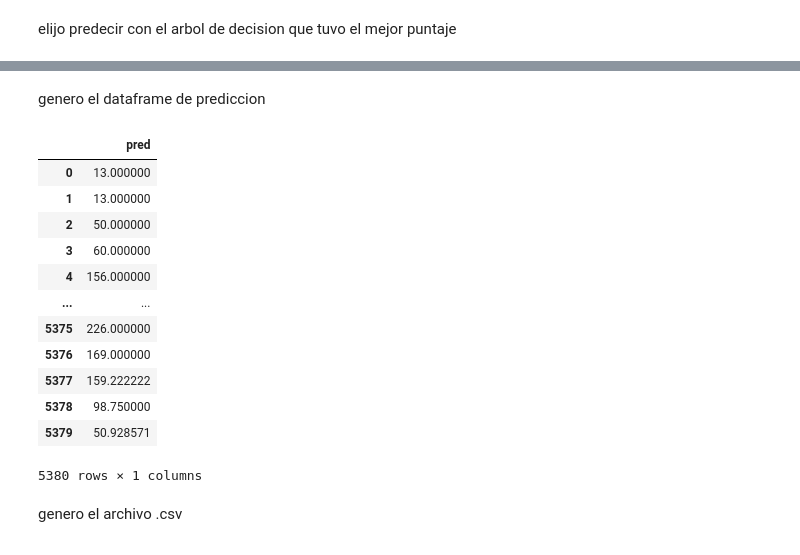
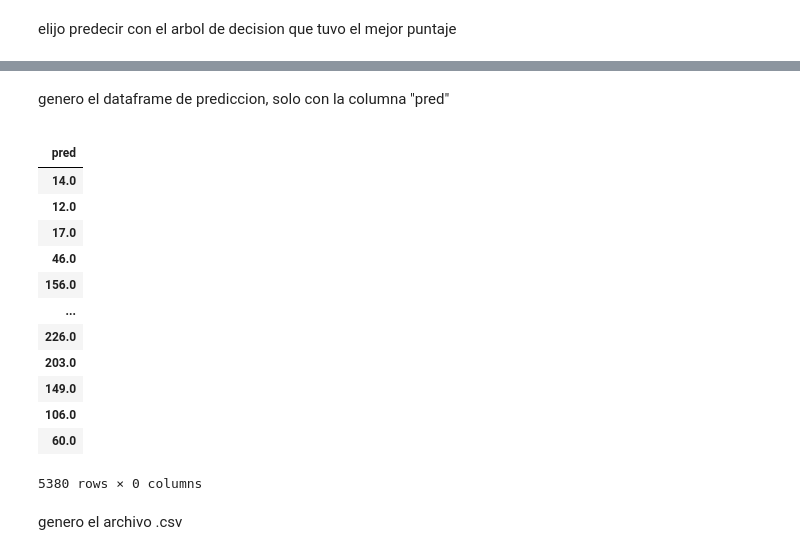
Before and after one commit to fperezalb/Datathon, a Jupyter notebook: jupyter_dataton.ipynb, the cells around one changed output, grey strips where cells are left out. Cells and saved outputs as stored; diff of their text form; code cells hidden in the pictures.

```diff
--- a/jupyter_dataton.ipynb
+++ b/jupyter_dataton.ipynb
@@ -375,22 +367,24 @@ array([ 13.        ,  13.        ,  50.        , ..., 159.22222222,
 # %% [markdown]
-genero el dataframe de prediccion
+genero el dataframe de prediccion, solo con la columna "pred"
 # %%
 df_pred = pd.DataFrame(data = {"pred": y_test_pred})
+df_pred.set_index("pred", inplace = True)
 df_pred
 # %% [output]
-|  | pred |
-| 0 | 13.000000 |
-| 1 | 13.000000 |
-| 2 | 50.000000 |
-| 3 | 60.000000 |
-| 4 | 156.000000 |
-| ... | ... |
-| 5375 | 226.000000 |
-| 5376 | 169.000000 |
-| 5377 | 159.222222 |
-| 5378 | 98.750000 |
-| 5379 | 50.928571 |
+|  |
+| pred |
+| 14.0 |
+| 12.0 |
+| 17.0 |
+| 46.0 |
+| 156.0 |
+| ... |
+| 226.0 |
+| 203.0 |
+| 149.0 |
+| 106.0 |
+| 60.0 |
-5380 rows × 1 columns
+5380 rows × 0 columns
 # %% [markdown]
 genero el archivo .csv
 # %%
```
Also changed, not shown: parts of 8 cells of this notebook, 1 other file.
